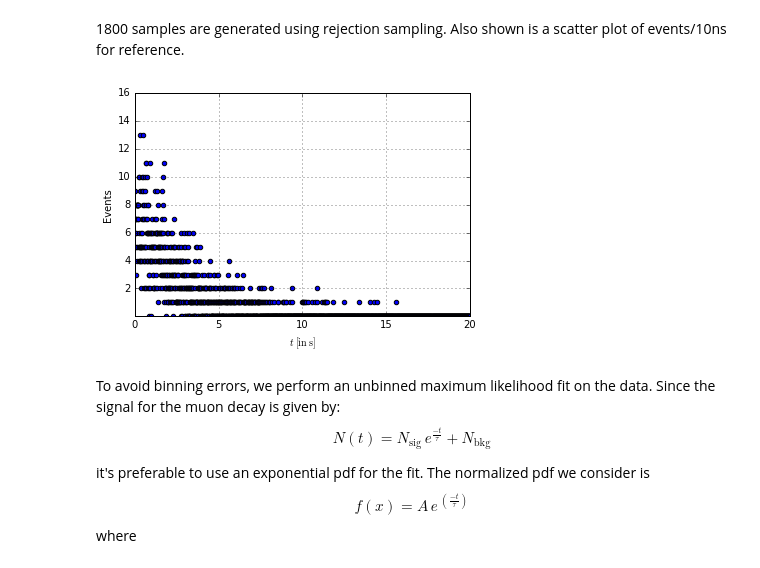
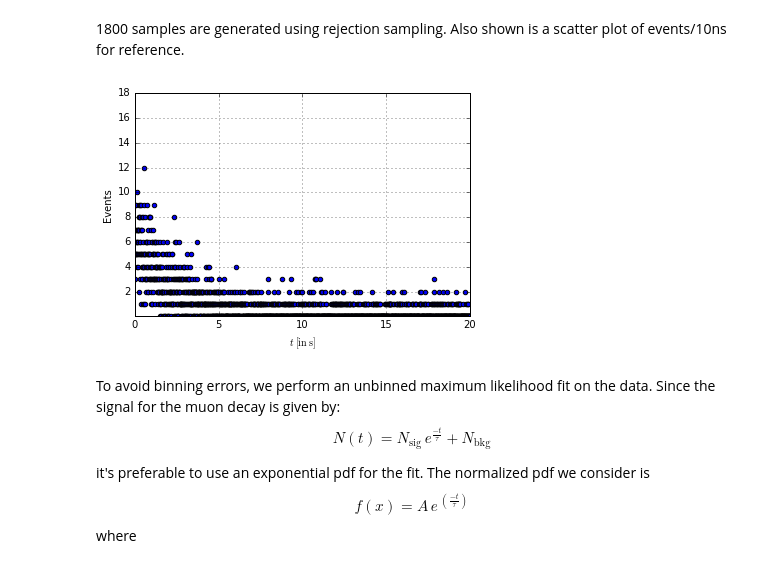
Before and after one commit to jtbuch/PHYS2010-F17-examples, a Jupyter notebook: muon_jupyter.ipynb, the cells around one changed output. Saved outputs shown, nothing was run; the diff lists cells and outputs as text; code cells hidden in the pictures.

```diff
--- a/muon_jupyter.ipynb
+++ b/muon_jupyter.ipynb
@@ -19,12 +19,14 @@ outfilepath = '/Users/Jatan/Google Drive/PHYS2010/Muon_decay/'   #modify this pa
 We first simulate the muon data set using Monte carlo methods. Initializing...
 # %%
 sig_samples = 1500
-bkg_samples = 300
+bkg_samples = 600
 start_t = 0
 stop_t = 20 #micro seconds
 bw = 0.01 #10 ns
 data_bins = np.arange(0, stop_t + bw, bw)
 tau = 2.2 # microseconds
+def exp_func(t, lifetime):
+ 	return (0.714/(lifetime*(1 - np.exp(-stop_t/lifetime))))*np.exp(-t/lifetime) + (0.286/20)
 # %% [markdown]
 ## Method 1: Rejection sampling
 # %% [markdown]
@@ -32,32 +34,30 @@ tau = 2.2 # microseconds
 # %%
 signal = []
 count = 1
 count_tot = 1
-def test_func(arg):
-	return (1500*np.exp(-arg/tau) + 0.3)
 
 while count <= (sig_samples+bkg_samples):
 	count_tot += 1
 	x = stop_t*np.random.random()
-	y = 1501*np.random.random()
-	if y <= test_func(x):
+	y = 2*np.random.random()
+	if y <= exp_func(x):
 		signal.append(x)
 		count += 1
 
-events, bins = np.histogram(signal, data_bins) #do it for 10 bins?
+events, bins = np.histogram(signal, data_bins)
 rescaled_bins = (bins[:-1] + bins[1:]) / 2  #rescaling bins to find midpoints for each bin
 
 fig, ax = plt.subplots(1, 1)
 plt.scatter(rescaled_bins, events)
 plt.xlim(0, 20)
 plt.xlabel(r'$t \; [ \mathrm{in \; s} ]$')
-plt.ylim(0, 16)
+plt.ylim(0, 18)
 plt.setp(ax.get_yticklabels()[0], visible=False)
 plt.ylabel(r'Events')
 plt.grid()
 plt.show()
 # %% [output]
-[figure, old version]
+[figure, new version]
 # %% [markdown]
 To avoid binning errors, we perform an unbinned maximum likelihood fit on the data. Since the signal for the muon decay is given by:
 \begin{equation}
```
Also changed, not shown: parts of 8 cells of this notebook.
